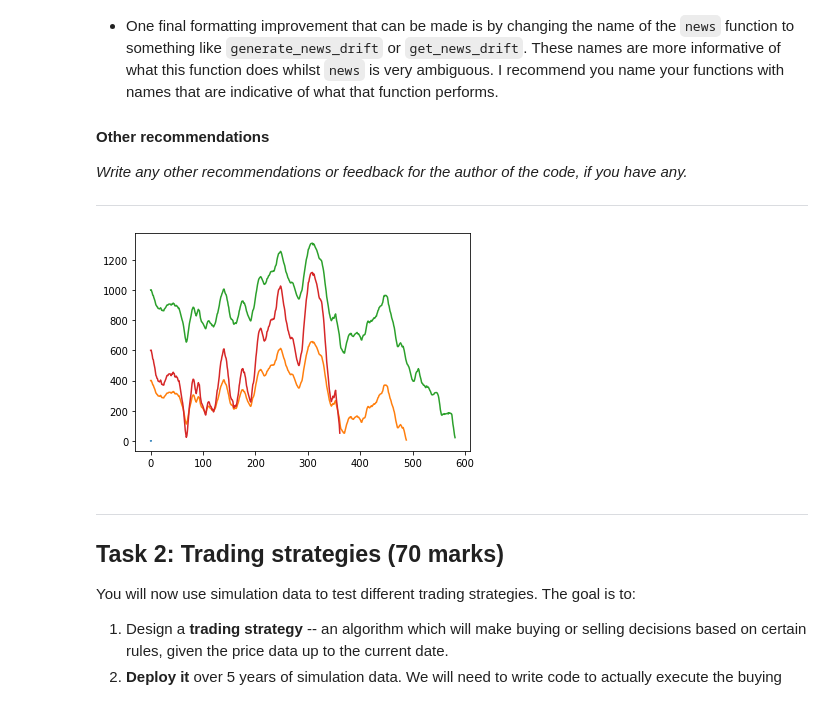
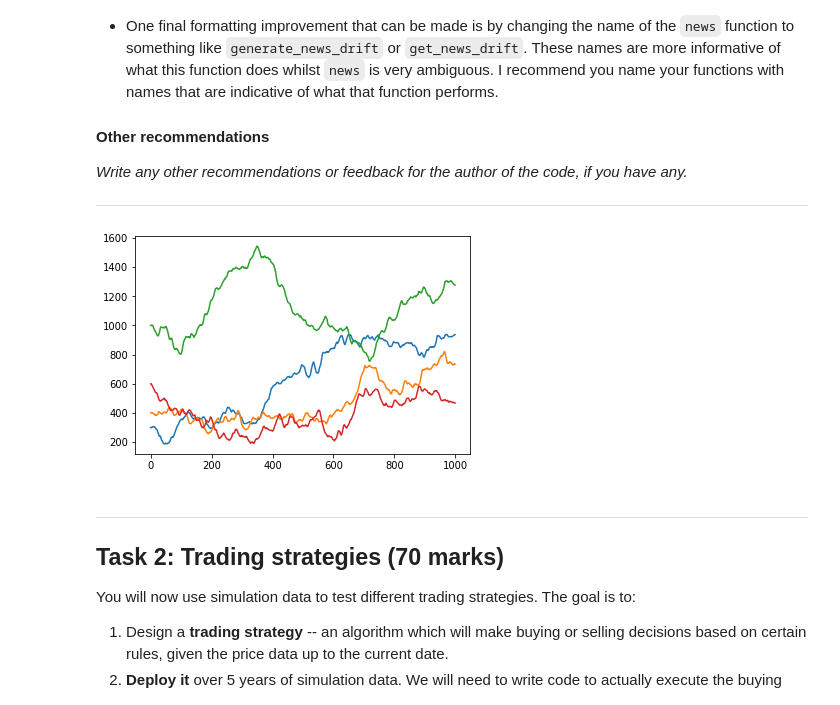
Before and after one commit to c-abbott/algorithmic-trading, a Jupyter notebook: project-1-notebook.ipynb, the cells around one changed output. Drawn from its saved outputs; the diff is of its cells as text; code cells hidden in the pictures.

```diff
--- a/project-1-notebook.ipynb
+++ b/project-1-notebook.ipynb
@@ -245,19 +245,19 @@ And as always, when testing, start small and simple, and don't hesitate to `prin
 # %%
 import matplotlib.pyplot as plt
 import numpy as np
 import trading.data as data
 
 # Make some data
 N = 4
-p0 = [0, 400, 1000, 600]
-v = [1, 2.5, 3, 5]
+p0 = [300, 400, 1000, 600]
+v = [1, 1, 1, 1]
 stock_prices = np.zeros([1000, N])
 for i in range(N):
     stock_prices[:, i] = data.generate_stock_price(1000, p0[i], v[i])
 plt.plot(stock_prices)
 plt.show()
 # %% [output]
-[figure, old version]
+[figure, new version]
 # %% [markdown]
 ---
 ## Task 2: Trading strategies (70 marks)
```
Also changed, not shown: parts of 1 cell of this notebook.
